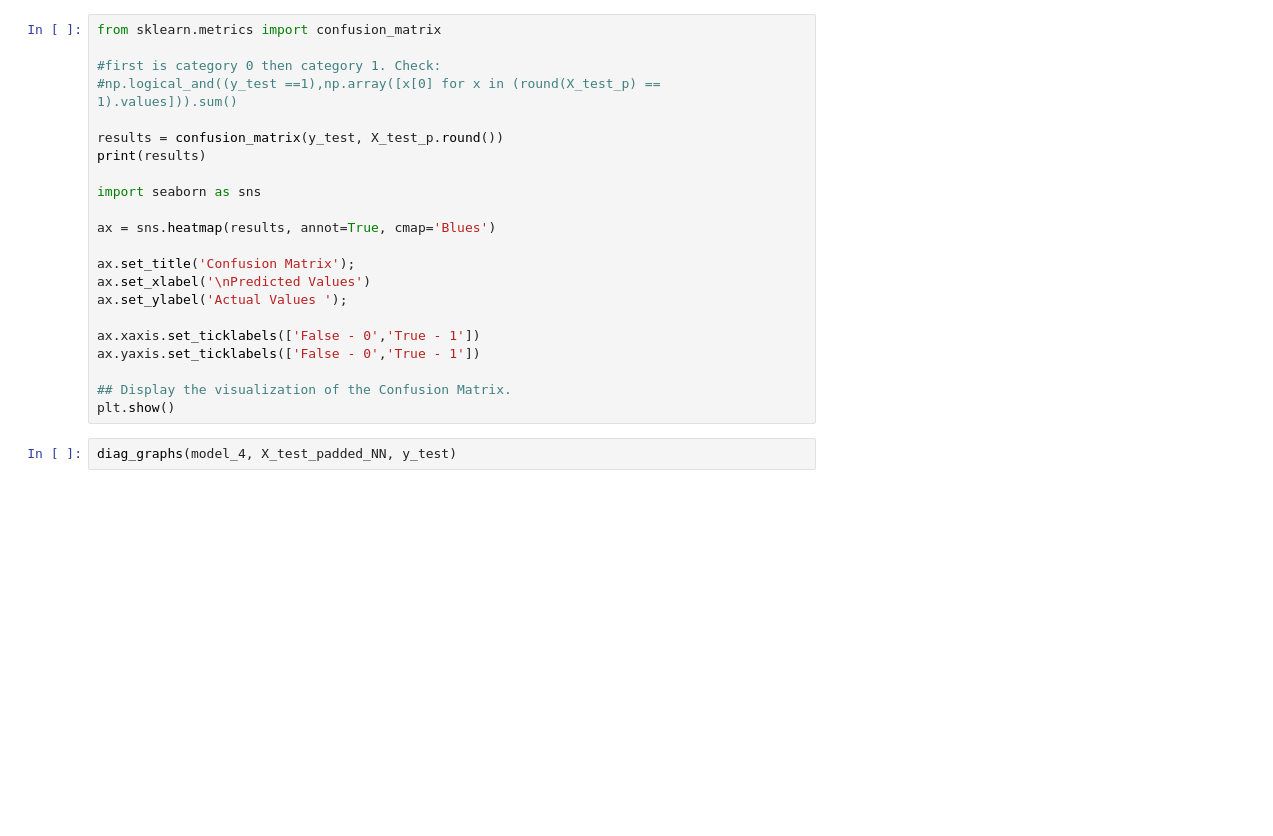
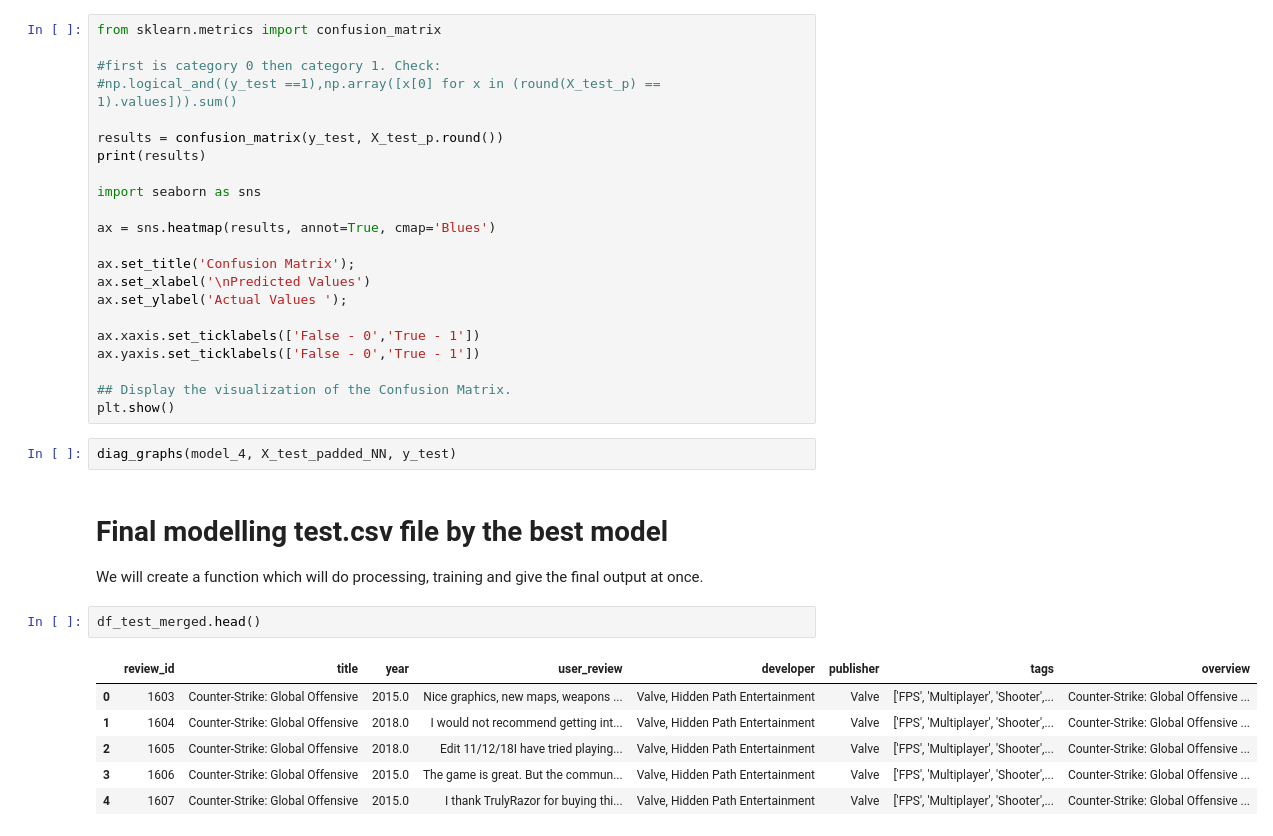
Before and after one commit to stazam/DTSE-project, a Jupyter notebook: DTSE_steam_data_reviews_model_building.ipynb, the cells around one changed output. Saved outputs shown, nothing was run; the diff lists cells and outputs as text; blank space fills up the shorter version.

```diff
--- a/DTSE_steam_data_reviews_model_building.ipynb
+++ b/DTSE_steam_data_reviews_model_building.ipynb
@@ -833,3 +824,16 @@ ax.yaxis.set_ticklabels(['False - 0','True - 1'])
 plt.show()
 # %%
 diag_graphs(model_4, X_test_padded_NN, y_test)
+# %% [markdown]
+# Final modelling **test.csv** file by the best model
+
+We will create a function which will do processing, training and give the final output at once.
+# %%
+df_test_merged.head()
+# %% [output]
+|  | review_id | title | year | user_review | developer | publisher | tags | overview |
+| 0 | 1603 | Counter-Strike: Global Offensive | 2015.0 | Nice graphics, new maps, weapons ... | Valve, Hidden Path Entertainment | Valve | ['FPS', 'Multiplayer', 'Shooter',... | Counter-Strike: Global Offensive ... |
+| 1 | 1604 | Counter-Strike: Global Offensive | 2018.0 | I would not recommend getting int... | Valve, Hidden Path Entertainment | Valve | ['FPS', 'Multiplayer', 'Shooter',... | Counter-Strike: Global Offensive ... |
+| 2 | 1605 | Counter-Strike: Global Offensive | 2018.0 | Edit 11/12/18I have tried playing... | Valve, Hidden Path Entertainment | Valve | ['FPS', 'Multiplayer', 'Shooter',... | Counter-Strike: Global Offensive ... |
+| 3 | 1606 | Counter-Strike: Global Offensive | 2015.0 | The game is great. But the commun... | Valve, Hidden Path Entertainment | Valve | ['FPS', 'Multiplayer', 'Shooter',... | Counter-Strike: Global Offensive ... |
+| 4 | 1607 | Counter-Strike: Global Offensive | 2015.0 | I thank TrulyRazor for buying thi... | Valve, Hidden Path Entertainment | Valve | ['FPS', 'Multiplayer', 'Shooter',... | Counter-Strike: Global Offensive ... |
```
Also changed, not shown: parts of 12 cells of this notebook.
